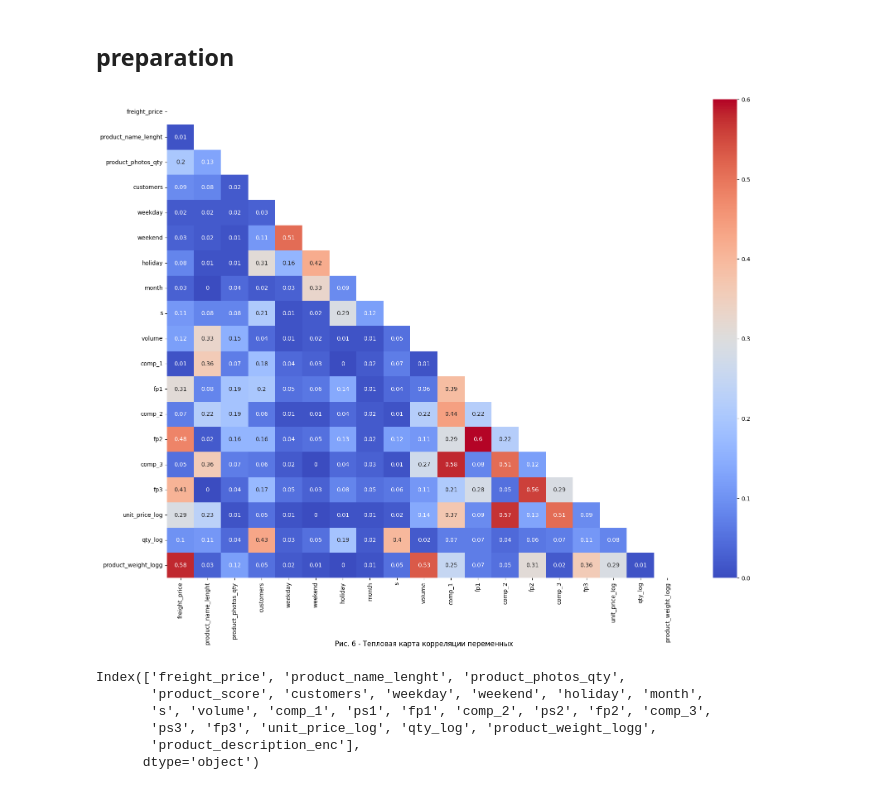
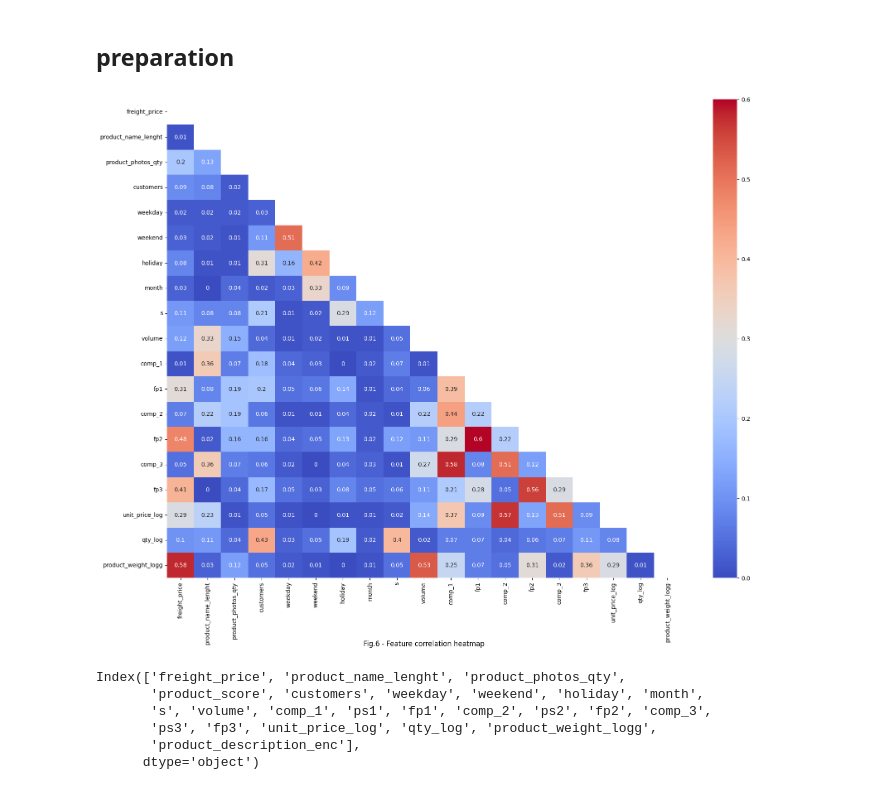
Before and after one commit to Alex1iv/Retail_pricing, a Jupyter notebook: notebooks/Retail_pricing.ipynb, the cells around one changed output. Saved outputs shown, nothing was run; the diff lists cells and outputs as text; code cells hidden in the pictures.

```diff
--- a/notebooks/Retail_pricing.ipynb
+++ b/notebooks/Retail_pricing.ipynb
@@ -772,13 +770,15 @@ data.groupby(['product_id'])['s'].agg(['min', 'max', 'mean'])
 data_copy = data.copy()
 data_copy.drop(['product_id','month_year', 'year', 'qty', 'lag_price', 'unit_price','total_price', 'total_price_log', 'product_category_name', 'product_subcategory','product_description_lenght', 'product_weight_g'], axis=1, inplace=True) #  'month',
 # %%
+plot_counter = 6
 fig, ax = plt.subplots(figsize=(20, 15))
 
 matrix = np.triu(data_copy.corr())
 fig = sns.heatmap(round(abs(data_copy.corr()),2), annot=True,  cmap= 'coolwarm', mask=matrix) #, vmin=-1, vmax=1, center= 0, fmt='.02g',
-ax.set_title('Рис. 6 - Тепловая карта корреляции переменных', y=-0.15, fontsize=12);
+ax.set_title(f'Fig.{plot_counter} - Feature correlation heatmap', y=-0.15, fontsize=12)
+plt.savefig(os.path.join(path_figures, f'fig_{plot_counter}.png'));
 # %% [output]
-[figure, old version]
+[figure, new version]
 # %%
 data_copy.columns
 # %% [output]
```
Also changed, not shown: parts of 10 cells of this notebook.
